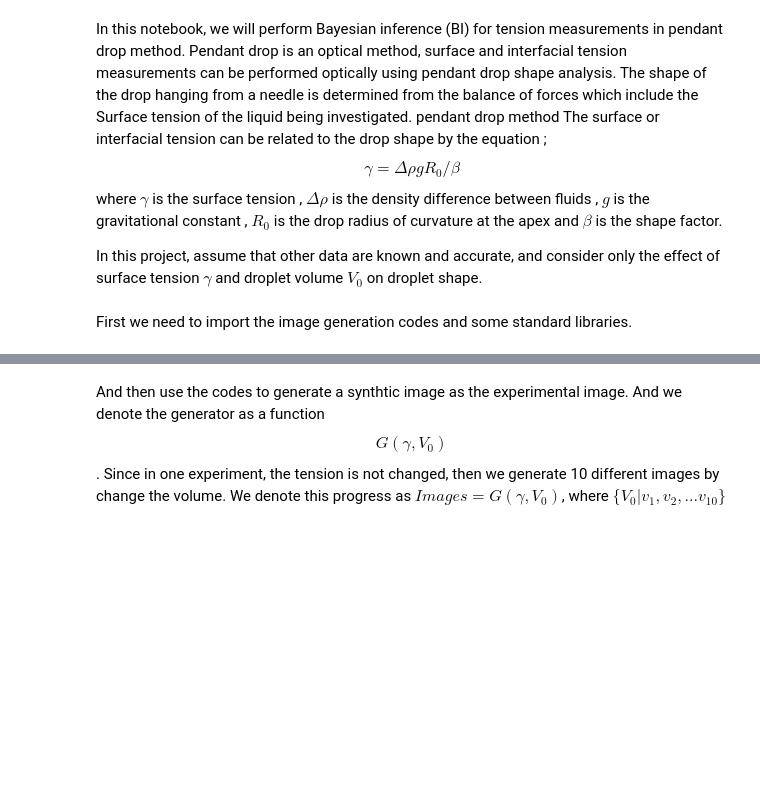
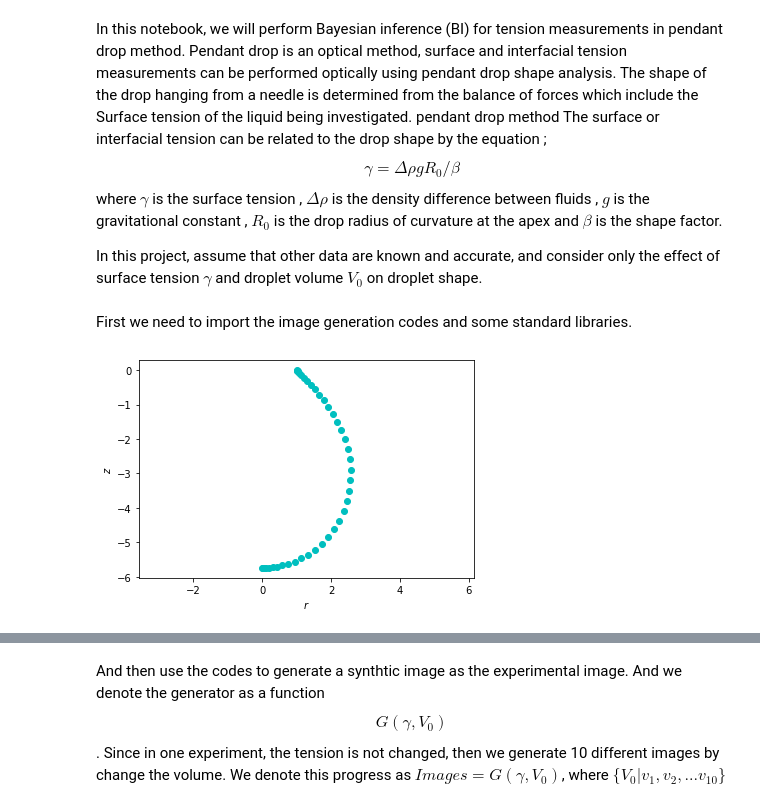
Before and after one commit to Lomolanisgo/Bayesian_PendantDrop_Tensiometry, a Jupyter notebook: pendantdrop_BI.ipynb, the cells around one changed output, grey strips where cells are left out. Drawn from its saved outputs; the diff is of its cells as text; code cells hidden in the pictures; blank space fills up the shorter version.

```diff
--- a/pendantdrop_BI.ipynb
+++ b/pendantdrop_BI.ipynb
@@ -9,18 +9,29 @@ In this project, assume that other data are known and accurate, and consider onl
 First we need to import the image generation codes and some standard libraries.
 # %%
 # image generation codes
-from fun_genSingleDrop import genSingleDrop
+from fun_genSingleDrop import *
 
 # standard libraries
 import numpy as np
 import matplotlib.pyplot as plt
 import scipy.optimize as opt
 from numpy import trapz
+import random
 
 # use Latex for the lables in plots
-plt.rcParams['text.usetex'] = True
-plt.rcParams.update({'font.size': 22})
+#plt.rcParams.update(plt.rcParamsDefault)
+#plt.rcParams['text.usetex'] = True
+#plt.rcParams.update({'font.size': 22})
 
 # fix the seed for the RNG
 RANDOM_SEED=5109
 np.random.seed(RANDOM_SEED)
+# %%
+r_a,z_a=genSingleDrop(sigma=75,volume0=10,rneedle=0.5,output=1)
+plt.plot(r_a,z_a,'co')
+plt.xlabel("$r$")
+plt.ylabel("$z$")
+plt.axis('equal')
+plt.show()
+# %% [output]
+[figure, added]
```
Also changed, not shown: parts of 2 cells of this notebook.
